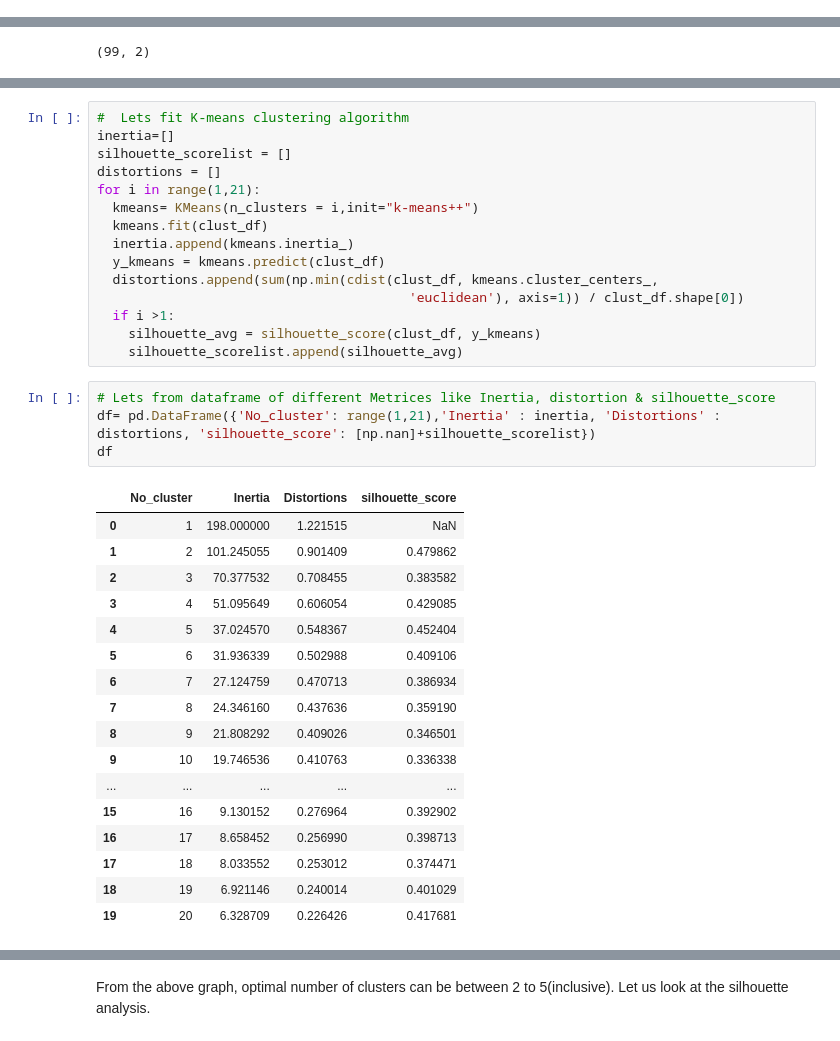
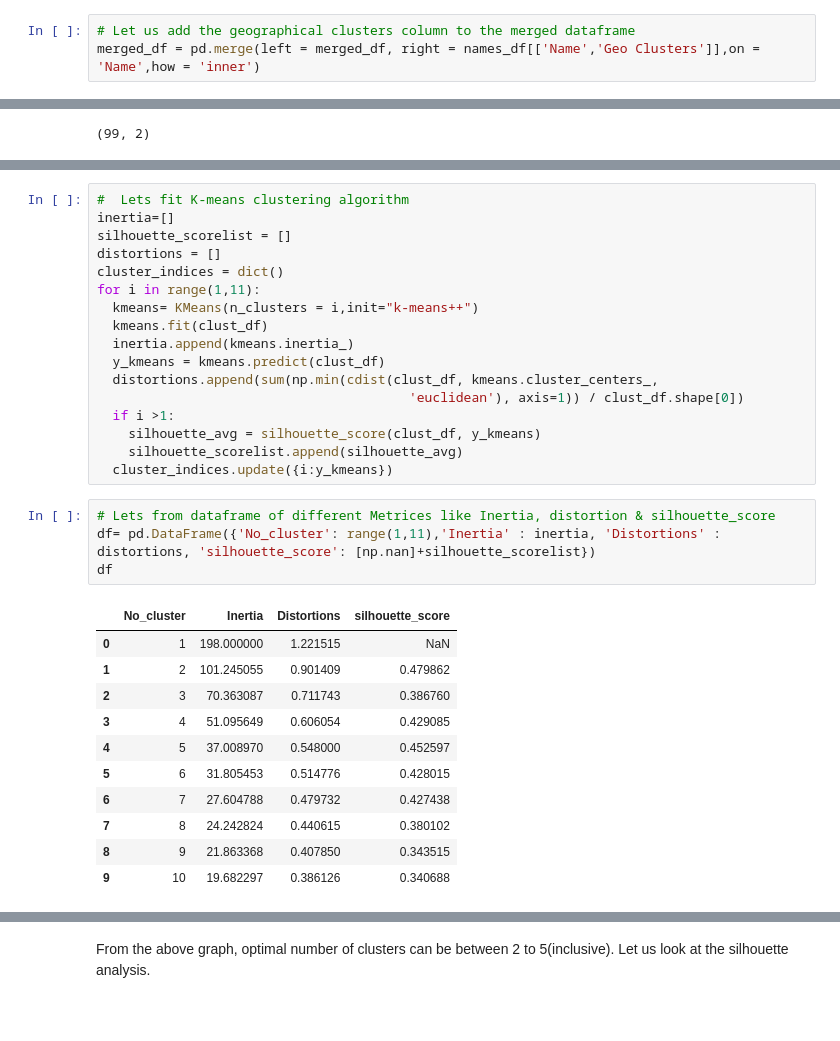
Before and after one commit to Nandeesh-U/ZOMATO-RESTAURANT-CLUSTERING-AND-SENTIMENT-ANALYSIS, a Jupyter notebook: ZOMATO_RESTAURANT_CLUSTERING_AND_SENTIMENT_ANALYSIS.ipynb, the cells around one changed output, grey strips where cells are left out. Saved outputs shown, nothing was run; the diff lists cells and outputs as text; blank space fills up the shorter version.

```diff
--- a/ZOMATO_RESTAURANT_CLUSTERING_AND_SENTIMENT_ANALYSIS.ipynb
+++ b/ZOMATO_RESTAURANT_CLUSTERING_AND_SENTIMENT_ANALYSIS.ipynb
@@ -1826,0 +1820,3 @@ Index(['Restaurant', 'Mean_Sentiment_Polarity', 'Mean_Sentiment_Subjectivity',
+# %%
+# Let us add the geographical clusters column to the merged dataframe
+merged_df = pd.merge(left = merged_df, right = names_df[['Name','Geo Clusters']],on = 'Name',how = 'inner')
@@ -1883,7 +1894,8 @@ clust_df.head()
 inertia=[]
 silhouette_scorelist = []
 distortions = []
-for i in range(1,21):
+cluster_indices = dict()
+for i in range(1,11):
   kmeans= KMeans(n_clusters = i,init="k-means++")
   kmeans.fit(clust_df)
   inertia.append(kmeans.inertia_)
@@ -1893,28 +1905,23 @@ for i in range(1,21):
   if i >1:
     silhouette_avg = silhouette_score(clust_df, y_kmeans)
     silhouette_scorelist.append(silhouette_avg)
+  cluster_indices.update({i:y_kmeans})
 # %%
 # Lets from dataframe of different Metrices like Inertia, distortion & silhouette_score
-df= pd.DataFrame({'No_cluster': range(1,21),'Inertia' : inertia, 'Distortions' : distortions, 'silhouette_score': [np.nan]+silhouette_scorelist})
+df= pd.DataFrame({'No_cluster': range(1,11),'Inertia' : inertia, 'Distortions' : distortions, 'silhouette_score': [np.nan]+silhouette_scorelist})
 df
 # %% [output]
 |  | No_cluster | Inertia | Distortions | silhouette_score |
 | 0 | 1 | 198.000000 | 1.221515 | NaN |
 | 1 | 2 | 101.245055 | 0.901409 | 0.479862 |
-| 2 | 3 | 70.377532 | 0.708455 | 0.383582 |
+| 2 | 3 | 70.363087 | 0.711743 | 0.386760 |
 | 3 | 4 | 51.095649 | 0.606054 | 0.429085 |
-| 4 | 5 | 37.024570 | 0.548367 | 0.452404 |
-| 5 | 6 | 31.936339 | 0.502988 | 0.409106 |
-| 6 | 7 | 27.124759 | 0.470713 | 0.386934 |
-| 7 | 8 | 24.346160 | 0.437636 | 0.359190 |
-| 8 | 9 | 21.808292 | 0.409026 | 0.346501 |
-| 9 | 10 | 19.746536 | 0.410763 | 0.336338 |
-| ... | ... | ... | ... | ... |
-| 15 | 16 | 9.130152 | 0.276964 | 0.392902 |
-| 16 | 17 | 8.658452 | 0.256990 | 0.398713 |
-| 17 | 18 | 8.033552 | 0.253012 | 0.374471 |
-| 18 | 19 | 6.921146 | 0.240014 | 0.401029 |
-| 19 | 20 | 6.328709 | 0.226426 | 0.417681 |
+| 4 | 5 | 37.008970 | 0.548000 | 0.452597 |
+| 5 | 6 | 31.805453 | 0.514776 | 0.428015 |
+| 6 | 7 | 27.604788 | 0.479732 | 0.427438 |
+| 7 | 8 | 24.242824 | 0.440615 | 0.380102 |
+| 8 | 9 | 21.863368 | 0.407850 | 0.343515 |
+| 9 | 10 | 19.682297 | 0.386126 | 0.340688 |
 # %%
 # Lets find optimal value of Number of Cluster (k) using Elbow Method.
 plt.figure(figsize = (10,7))
```
Also changed, not shown: parts of 76 cells of this notebook.
